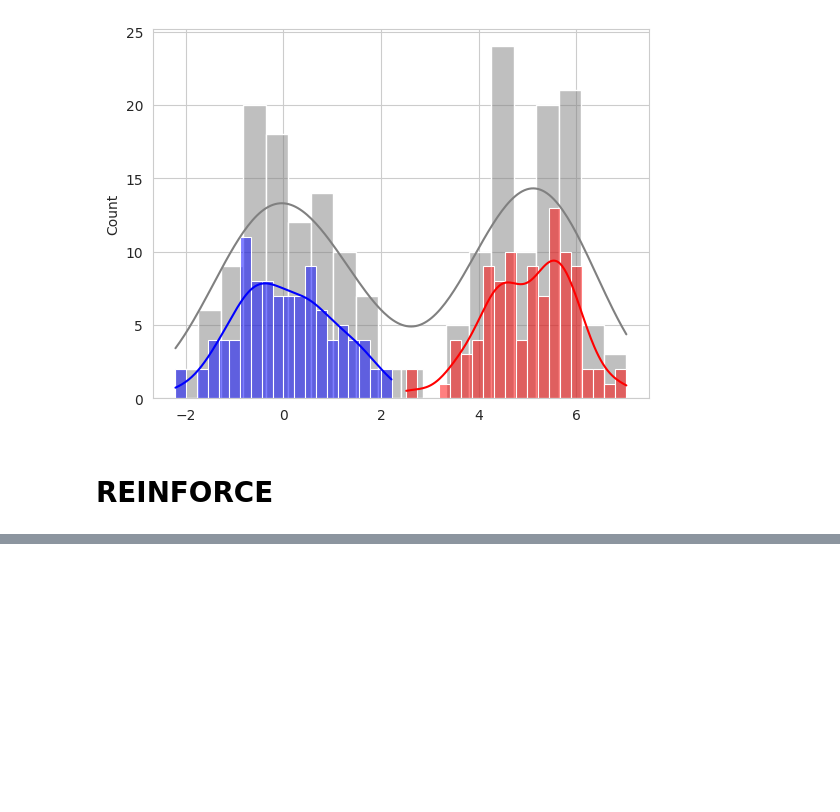
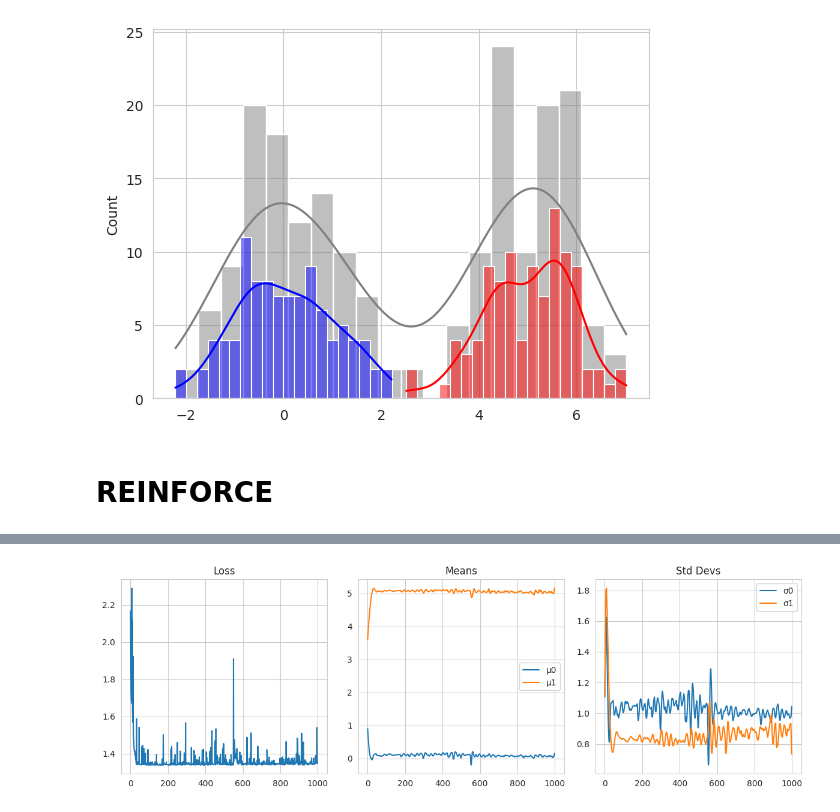
Before and after one commit to ZetrextJG/REBAR-PyTorch, a Jupyter notebook: gmm.ipynb, the cells around one changed output, grey strips where cells are left out. Drawn from its saved outputs; the diff is of its cells as text; code cells hidden in the pictures; blank space fills up the shorter version.

Commit message:
add REBAR

```diff
--- a/gmm.ipynb
+++ b/gmm.ipynb
@@ -76,7 +83,7 @@ def create_objective(model):
         log_p0 = dist0.log_prob(Xs.squeeze())
         log_p1 = dist1.log_prob(Xs.squeeze())
 
-        selected_log_probs = torch.where(b == 1, log_p1, log_p0)
+        selected_log_probs = torch.where(b > 0.5, log_p1, log_p0)
 
         return -selected_log_probs.mean()
 
@@ -202,0 +192,92 @@ plt.show()
+# %%
+model = GMM()
+optimizer = torch.optim.Adam(model.parameters(), lr=0.1)
+
+n_epochs = 1000
+losses = []
+means = []
+stds = []
+
+lmbda = torch.tensor([0.1], requires_grad=True)
+eta = torch.tensor([-0.1], requires_grad=True)
+
+model = GMM()
+optimizer = torch.optim.Adam(model.parameters(), lr=0.1)
+optimizer_2 = torch.optim.Adam([eta, lmbda], lr=0.1, betas=(0.9, 0.99999))
+
+f = create_objective(model)
+
+n_epochs = 1000
+losses = []
+means = []
+stds = []
+
+for epoch in tqdm(range(n_epochs)):
+    optimizer.zero_grad()
+    optimizer_2.zero_grad()
+
+    thetas = model.classify(Xs)
+
+    u = torch.rand(1, 1) + 1e-9
+    v = torch.rand(1, 1) + 1e-9
+    z = g(u, thetas[:, 1])
+    b = H(z).detach()
+    z_tilde = g_lmbda(v, thetas[:, 1], lmbda)
+    # b = torch.bernoulli(thetas[:, 1]).to(torch.int32)
+
+    first_term = (f(b) - eta * f(sigma(z_tilde.detach(), lmbda))) * log_likelihood_bern(b, thetas[:, 1])
+    second_term = eta * f(sigma(z, lmbda))
+    third_term = -eta * f(sigma(z_tilde, lmbda))
+    rebar_before_grad = first_term + second_term + third_term
+
+    loss = f(b.float()).mean()
+
+    total_loss = loss + rebar_before_grad.mean()
+    gradients = torch.autograd.grad(total_loss, model.parameters(), retain_graph=False)
+
+    for param, grad in zip(model.parameters(), gradients):
+        if grad is not None:
+            param.grad = grad
+
+    optimizer.step()
+    optimizer_2.step()
+
+    losses.append(loss.item())
+    means.append(model.mu.detach().numpy().copy())
+    stds.append(model.log_sigma.exp().detach().numpy().copy())
+
+plt.figure(figsize=(12, 4))
+plt.subplot(1, 3, 1)
+plt.plot(losses)
+plt.title("Loss")
+
+plt.subplot(1, 3, 2)
+plt.plot(np.array(means)[:, 0], label="μ0")
+plt.plot(np.array(means)[:, 1], label="μ1")
+plt.title("Means")
+plt.legend()
+
+plt.subplot(1, 3, 3)
+plt.plot(np.array(stds)[:, 0], label="σ0")
+plt.plot(np.array(stds)[:, 1], label="σ1")
+plt.title("Std Devs")
+plt.legend()
+plt.tight_layout()
+plt.show()
+
+x = torch.linspace(-3, 8, 500)
+with torch.no_grad():
+    dist0 = dist.Normal(model.mu[0], model.log_sigma[0].exp())
+    dist1 = dist.Normal(model.mu[1], model.log_sigma[1].exp())
+    mix_probs = torch.softmax(model.logits, dim=0)
+
+    y = (mix_probs[0] * torch.exp(dist0.log_prob(x)) +
+         mix_probs[1] * torch.exp(dist1.log_prob(x)))
+
+plt.figure(figsize=(8, 4))
+plt.hist(Xs.numpy(), bins=30, density=True, alpha=0.5)
+plt.plot(x.numpy(), y.numpy(), 'r-', lw=2)
+plt.title("GMM Fit")
+plt.show()
+# %% [output]
+[figure, added]
```
Also changed, not shown: parts of 7 cells of this notebook.
